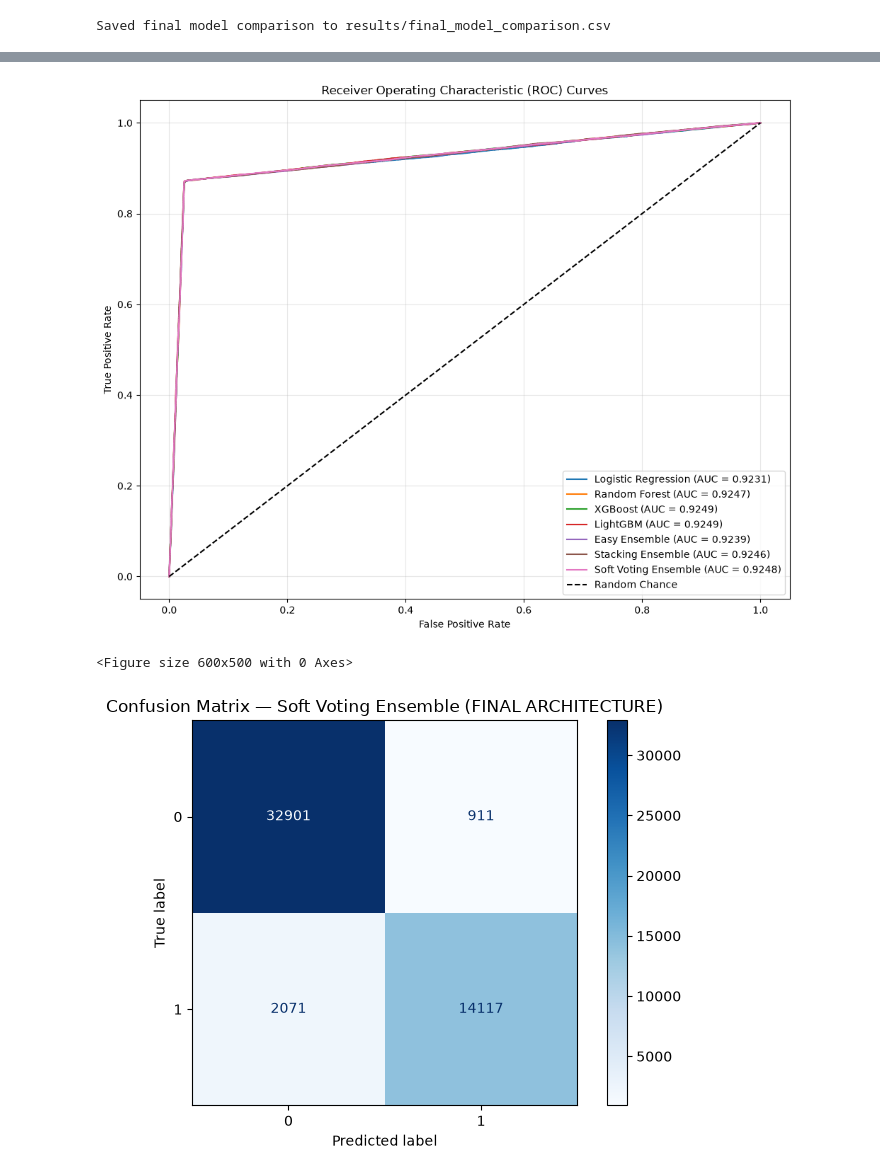
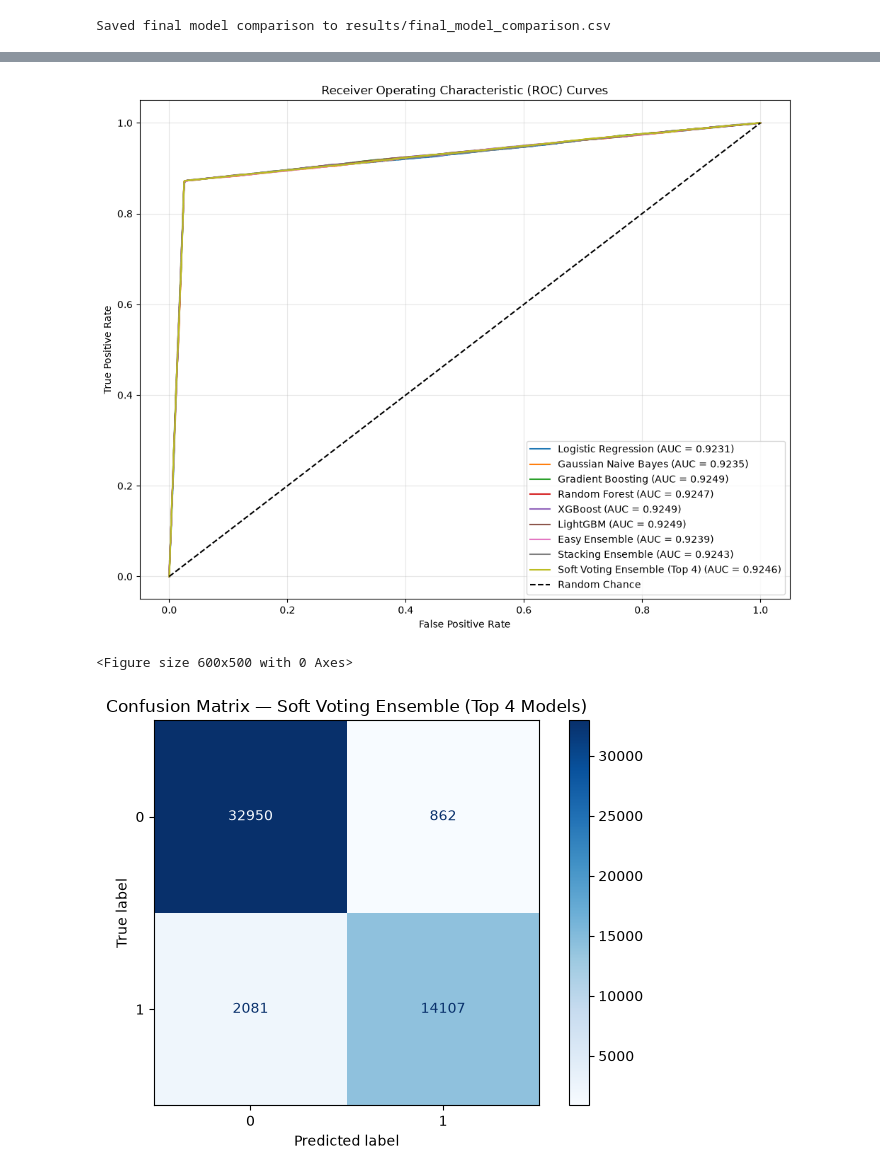
Before and after one commit to Ragavik31/Predictive-vehicle-maintenance-with-road-analysis, a Jupyter notebook: Model/09_Model_Evaluation_and_Comparison.ipynb, the cells around one changed output, grey strips where cells are left out. Drawn from its saved outputs; the diff is of its cells as text; code cells hidden in the pictures.

Commit message:
Update predictive maintenance models and backend

```diff
--- a/Model/09_Model_Evaluation_and_Comparison.ipynb
+++ b/Model/09_Model_Evaluation_and_Comparison.ipynb
@@ -34,12 +34,14 @@ Test dataset shape: (50000, 20)
 # Load all trained models
 models = {
     "Logistic Regression": joblib.load("models/logistic_regression_smote.pkl"),
+    "Gaussian Naive Bayes": joblib.load("models/gaussian_naive_bayes_smote.pkl"),
+    "Gradient Boosting": joblib.load("models/gradient_boosting_smote.pkl"),
     "Random Forest": joblib.load("models/random_forest_smote.pkl"),
     "XGBoost": joblib.load("models/xgboost_smote.pkl"),
     "LightGBM": joblib.load("models/lightgbm_smote.pkl"),
     "Easy Ensemble": joblib.load("models/easy_ensemble_model.pkl"),
     "Stacking Ensemble": joblib.load("models/final_stacking_model.pkl"),
-    "Soft Voting Ensemble": joblib.load("models/voting_ensemble_model.pkl")
+    "Soft Voting Ensemble (Top 4)": joblib.load("models/voting_ensemble_model.pkl")
 }
 
 print(f"Successfully loaded {len(models)} models for evaluation.")
@@ -102,5 +106,5 @@ plt.show()
 # %%
-# Plot ROC Curves for all models
+# Plot ROC Curves for top models
 plt.figure(figsize=(10, 8))
 
 for name, model in models.items():
@@ -118,20 +122,20 @@ plt.grid(True, alpha=0.3)
 plt.tight_layout()
 plt.show()
 # %% [output]
-[figure, old version]
+[figure, new version]
 # %%
 # Plot Confusion Matrix for Primary Final Architecture (Soft Voting Ensemble)
-final_model = models["Soft Voting Ensemble"]
+final_model = models["Soft Voting Ensemble (Top 4)"]
 y_pred_voting = final_model.predict(X_test)
 
 plt.figure(figsize=(6, 5))
 ConfusionMatrixDisplay.from_predictions(y_test, y_pred_voting, cmap="Blues")
-plt.title("Confusion Matrix — Soft Voting Ensemble (FINAL ARCHITECTURE)")
+plt.title("Confusion Matrix — Soft Voting Ensemble (Top 4 Models)")
 plt.tight_layout()
 plt.show()
 # %% [output]
 <Figure size 600x500 with 0 Axes>
-[figure, old version]
+[figure, new version]
 # %% [markdown]
 ### Final Architecture Declaration
 
```
Also changed, not shown: parts of 5 cells of this notebook, 21 other files.
